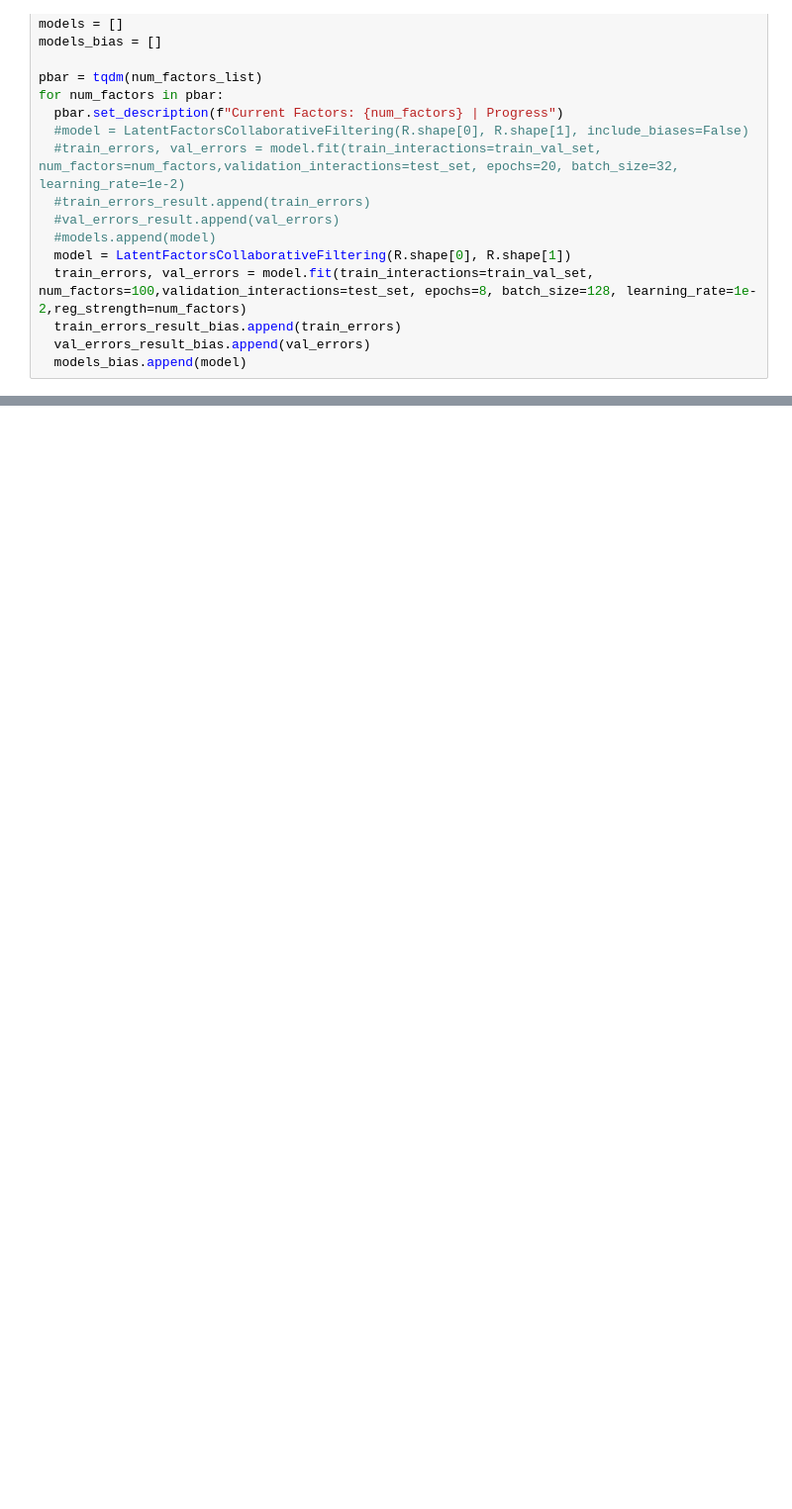
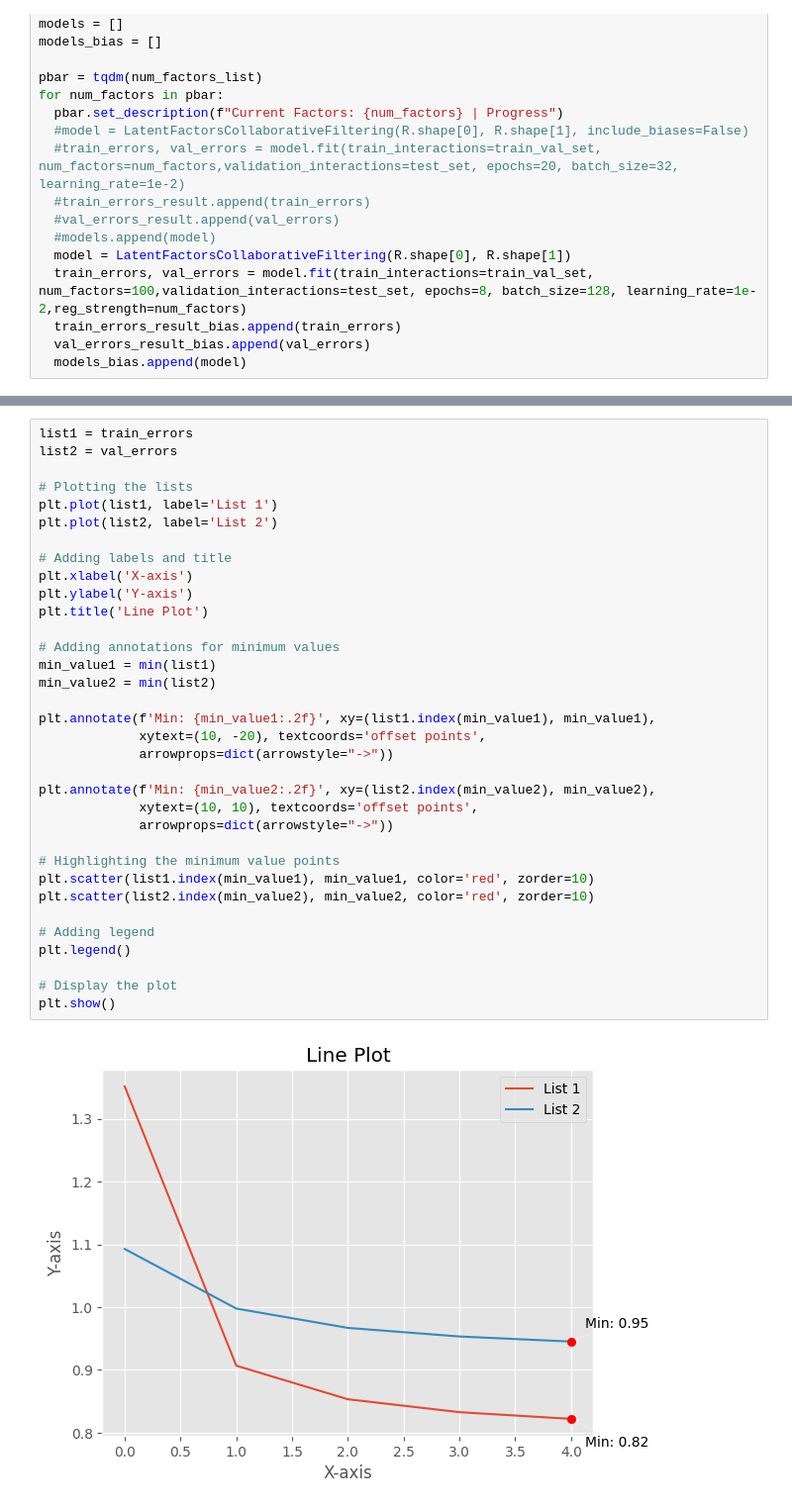
Before and after one commit to MarcoC1796/recommender-systems-thesis, a Jupyter notebook: LatentFactorWithMovieDataset.ipynb, the cells around one changed output, grey strips where cells are left out. Shown at 99% size. Drawn from its saved outputs; the diff is of its cells as text; blank space fills up the shorter version.

```diff
--- a/LatentFactorWithMovieDataset.ipynb
+++ b/LatentFactorWithMovieDataset.ipynb
@@ -484,0 +221,36 @@ class LatentFactorsCollaborativeFiltering2:
+# %%
+list1 = train_errors
+list2 = val_errors
+
+# Plotting the lists
+plt.plot(list1, label='List 1')
+plt.plot(list2, label='List 2')
+
+# Adding labels and title
+plt.xlabel('X-axis')
+plt.ylabel('Y-axis')
+plt.title('Line Plot')
+
+# Adding annotations for minimum values
+min_value1 = min(list1)
+min_value2 = min(list2)
+
+plt.annotate(f'Min: {min_value1:.2f}', xy=(list1.index(min_value1), min_value1),
+             xytext=(10, -20), textcoords='offset points',
+             arrowprops=dict(arrowstyle="->"))
+
+plt.annotate(f'Min: {min_value2:.2f}', xy=(list2.index(min_value2), min_value2),
+             xytext=(10, 10), textcoords='offset points',
+             arrowprops=dict(arrowstyle="->"))
+
+# Highlighting the minimum value points
+plt.scatter(list1.index(min_value1), min_value1, color='red', zorder=10)
+plt.scatter(list2.index(min_value2), min_value2, color='red', zorder=10)
+
+# Adding legend
+plt.legend()
+
+# Display the plot
+plt.show()
+# %% [output]
+[figure, added]
```
Also changed, not shown: parts of 21 cells of this notebook.
